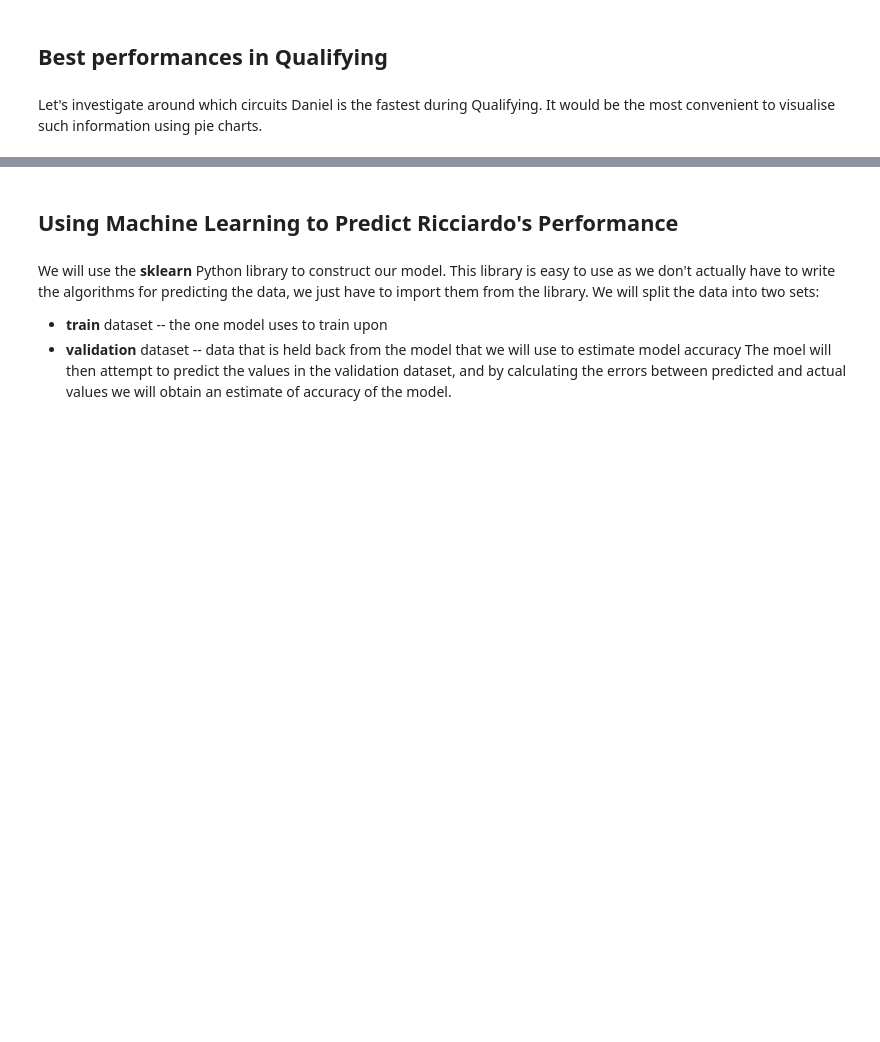
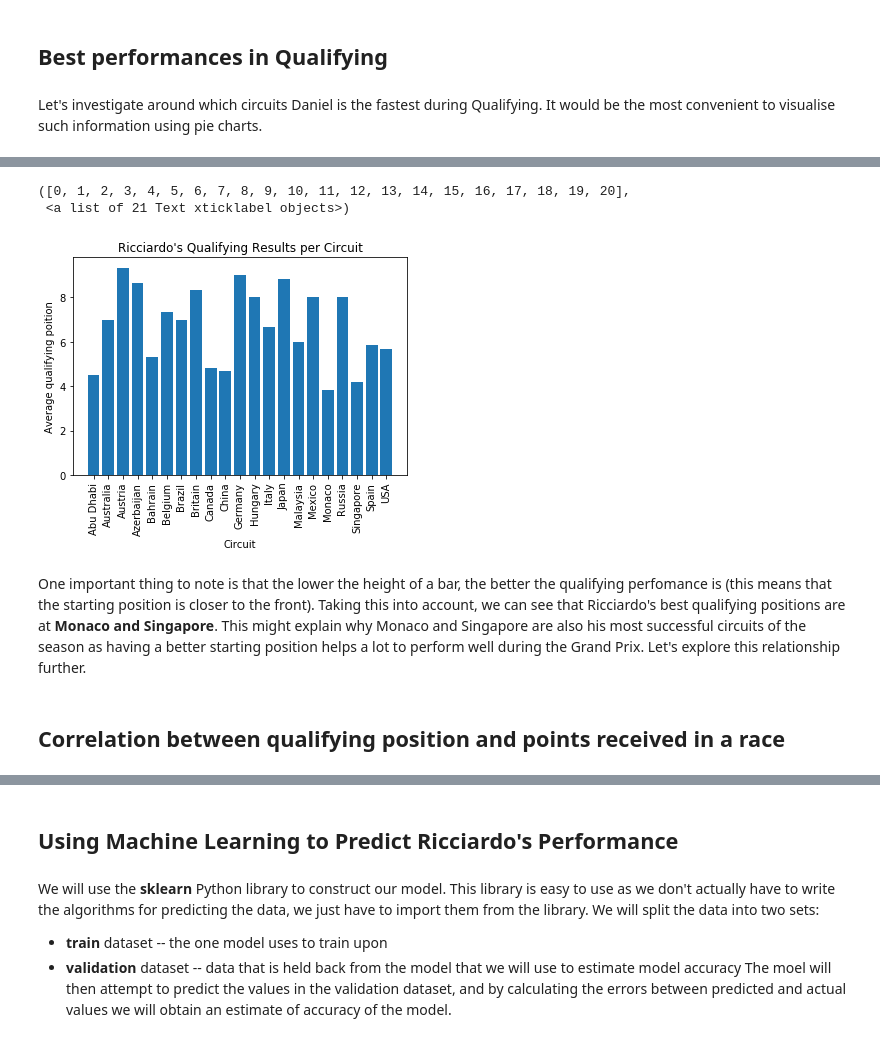
Before and after one commit to nick1404/Daniel-Ricciardo-Analysis, a Jupyter notebook: Ricciardo_Analysis.ipynb, the cells around one changed output, grey strips where cells are left out. Cells and saved outputs as stored; diff of their text form; code cells hidden in the pictures; blank space fills up the shorter version.

```diff
--- a/Ricciardo_Analysis.ipynb
+++ b/Ricciardo_Analysis.ipynb
@@ -197,0 +216,16 @@ KeyError: 'Qualifying position'
+# %%
+plt.bar(qualifying_mean_positions['Circuit'], qualifying_mean_positions['Qualifying position '])
+
+# Add axis labels, plot title and rotate x-axis ticks
+plt.xlabel('Circuit')
+plt.ylabel('Average qualifying poition')
+plt.title("Ricciardo's Qualifying Results per Circuit")
+plt.xticks(rotation='90')
+# %% [output]
+([0, 1, 2, 3, 4, 5, 6, 7, 8, 9, 10, 11, 12, 13, 14, 15, 16, 17, 18, 19, 20],
+ <a list of 21 Text xticklabel objects>)
+[figure, added]
+# %% [markdown]
+One important thing to note is that the lower the height of a bar, the better the qualifying perfomance is (this means that the starting position is closer to the front). Taking this into account, we can see that Ricciardo's best qualifying positions are at **Monaco and Singapore**. This might explain why Monaco and Singapore are also his most successful circuits of the season as having a better starting position helps a lot to perform well during the Grand Prix. Let's explore this relationship further.
+# %% [markdown]
+## Correlation between qualifying position and points received in a race
```
Also changed, not shown: parts of 16 cells of this notebook.
